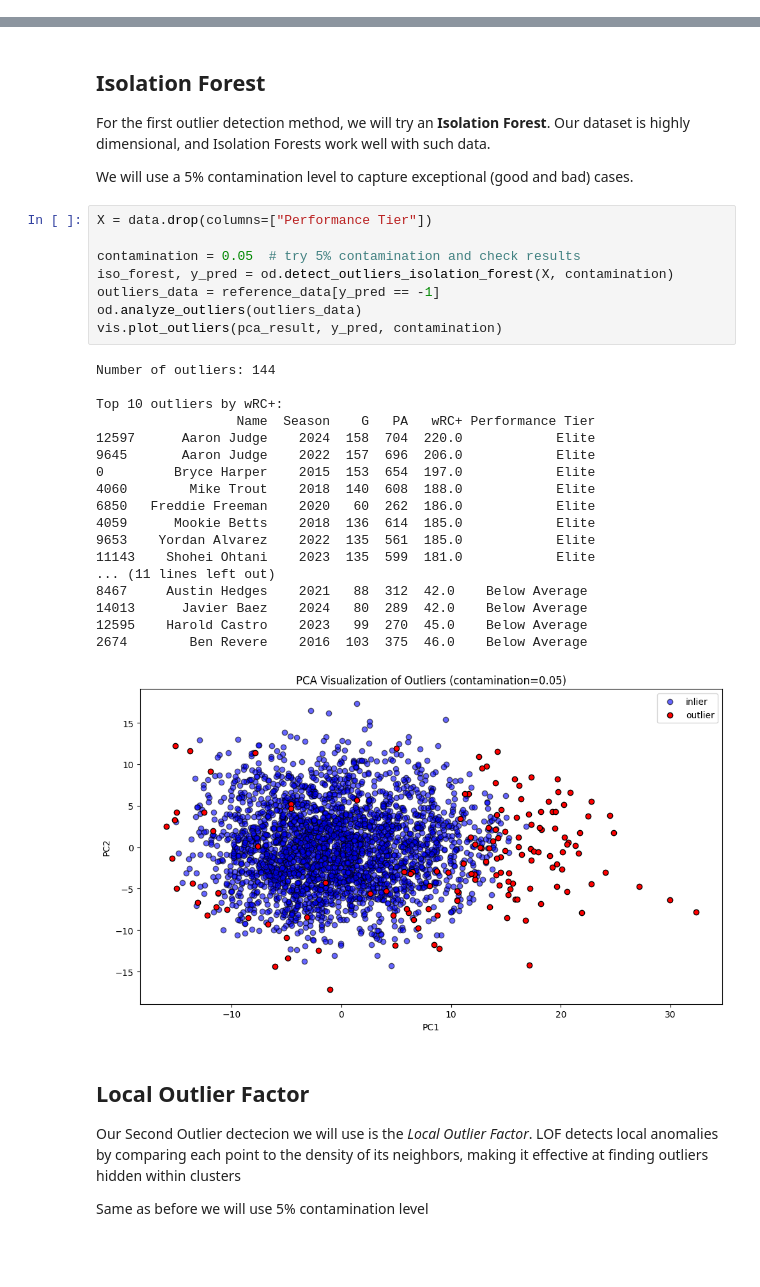
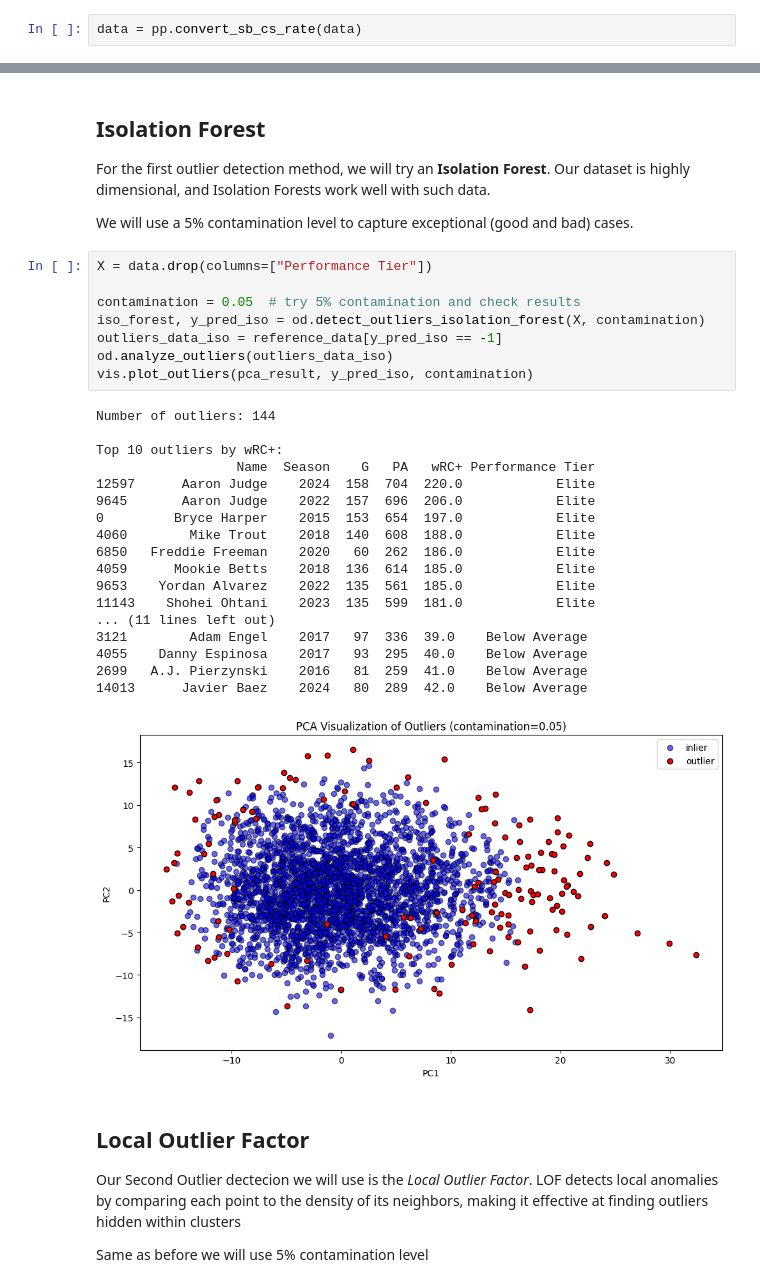
Before and after one commit to ichiro-wang/mlb-batting-analysis, a Jupyter notebook: notebooks/analysis.ipynb, the cells around one changed output, grey strips where cells are left out. Cells and saved outputs as stored; diff of their text form; blank space fills up the shorter version.

```diff
--- a/notebooks/analysis.ipynb
+++ b/notebooks/analysis.ipynb
@@ -320,3 +323,5 @@ data = pd.get_dummies(data, columns=["Team"], prefix="Team", drop_first=True)
+# %%
+data = pp.convert_sb_cs_rate(data)
 # %% [markdown]
 ## Standardize Numerical Features
 
@@ -442,30 +430,30 @@ We will use a 5% contamination level to capture exceptional (good and bad) cases
 # %%
 X = data.drop(columns=["Performance Tier"])
 
 contamination = 0.05  # try 5% contamination and check results
-iso_forest, y_pred = od.detect_outliers_isolation_forest(X, contamination)
-outliers_data = reference_data[y_pred == -1]
-od.analyze_outliers(outliers_data)
-vis.plot_outliers(pca_result, y_pred, contamination)
+iso_forest, y_pred_iso = od.detect_outliers_isolation_forest(X, contamination)
+outliers_data_iso = reference_data[y_pred_iso == -1]
+od.analyze_outliers(outliers_data_iso)
+vis.plot_outliers(pca_result, y_pred_iso, contamination)
 # %% [output]
 Number of outliers: 144
 
 Top 10 outliers by wRC+:
                   Name  Season    G   PA   wRC+ Performance Tier
 12597      Aaron Judge    2024  158  704  220.0            Elite
 9645       Aaron Judge    2022  157  696  206.0            Elite
 0         Bryce Harper    2015  153  654  197.0            Elite
 4060        Mike Trout    2018  140  608  188.0            Elite
 6850   Freddie Freeman    2020   60  262  186.0            Elite
 4059      Mookie Betts    2018  136  614  185.0            Elite
 9653    Yordan Alvarez    2022  135  561  185.0            Elite
 11143    Shohei Ohtani    2023  135  599  181.0            Elite
 ... (11 lines left out)
-8467     Austin Hedges    2021   88  312  42.0    Below Average
+3121        Adam Engel    2017   97  336  39.0    Below Average
+4055    Danny Espinosa    2017   93  295  40.0    Below Average
+2699   A.J. Pierzynski    2016   81  259  41.0    Below Average
 14013      Javier Baez    2024   80  289  42.0    Below Average
-12595    Harold Castro    2023   99  270  45.0    Below Average
-2674        Ben Revere    2016  103  375  46.0    Below Average
-[figure, old version]
+[figure, new version]
 # %% [markdown]
 ## Local Outlier Factor
 
```
Also changed, not shown: parts of 12 cells of this notebook, 9 other files.
